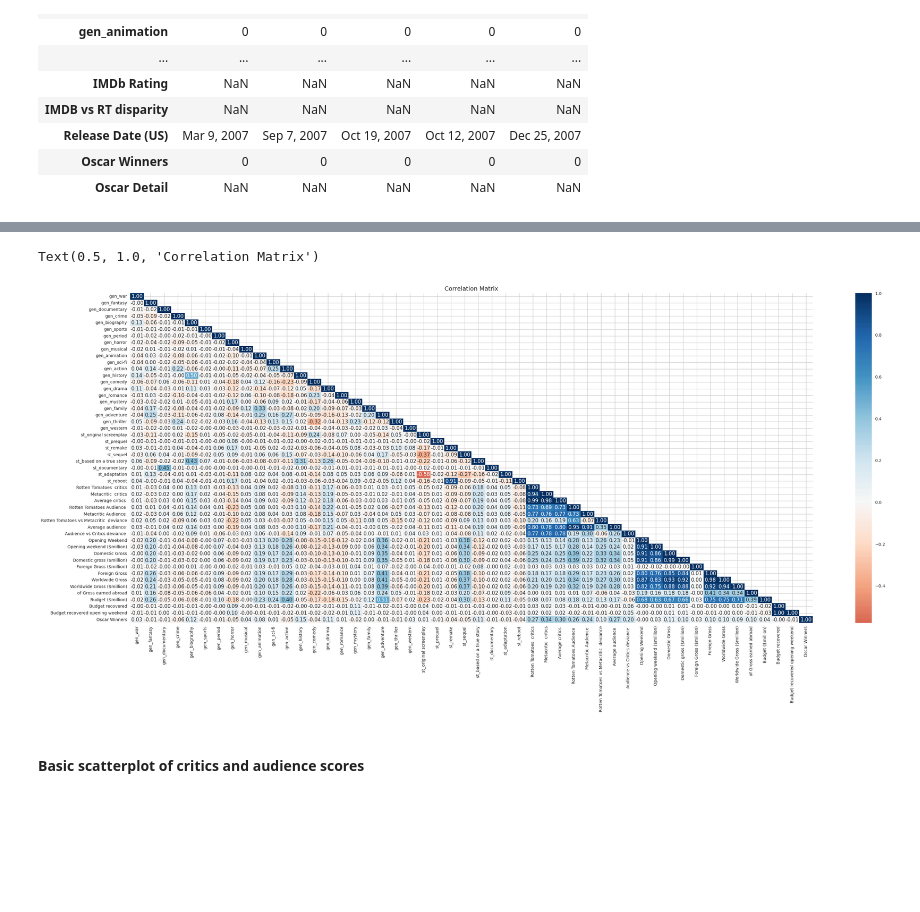
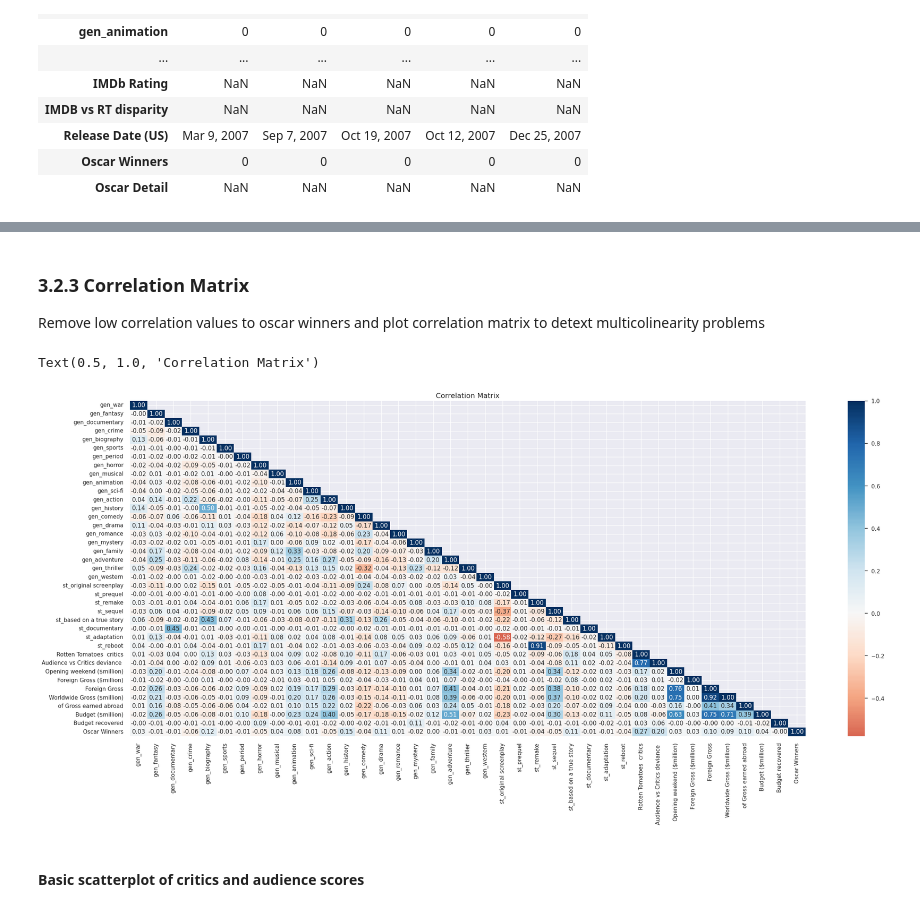
Before and after one commit to AAleksandros/HUA-DIT-Data-mining-project, a Jupyter notebook: project.ipynb, the cells around one changed output, grey strips where cells are left out. Drawn from its saved outputs; the diff is of its cells as text; code cells hidden in the pictures; blank space fills up the shorter version.

```diff
--- a/project.ipynb
+++ b/project.ipynb
@@ -419,0 +496,16 @@ df_cl_corr = df_cl.drop(['Film', 'Year','Distributor', 'IMDb Rating', 'IMDB vs R
+# %%
+# df_cl_corr_reduced = df_cl_corr.drop(['Metacritic Audience ', 'Metacritic  critics', 'Audience vs Critics deviance ', 'Domestic Gross', ' Budget recovered opening weekend', 'Worldwide Gross ($million)','Foreign Gross'], axis=1)
+# the independent variables set
+df_cl_corr_reduced = df_cl_corr.drop(['Rotten Tomatoes vs Metacritic  deviance', 'Metacritic Audience ', 'Worldwide Gross', ' Budget recovered opening weekend', 'Rotten Tomatoes Audience ', 'Domestic Gross', 'Metacritic  critics', 'Opening Weekend', 'Domestic gross ($million)'], axis=1)
+X = df_cl_corr_reduced
+
+# VIF dataframe
+vif_data = pd.DataFrame()
+vif_data["feature"] = X.columns
+
+# calculating VIF for each feature
+vif_data["VIF"] = [variance_inflation_factor(X.values, i) for i in range(len(X.columns))]
+vif_data["VIF"] = vif_data["VIF"].round(2)
+vif_data = vif_data.sort_values(by='VIF', ascending=False)
+
+vif_data
@@ -420,21 +530,22 @@ df_cl_corr = df_cl.drop(['Film', 'Year','Distributor', 'IMDb Rating', 'IMDB vs R
+# %% [markdown]
+### 3.2.3 Correlation Matrix
+Remove low correlation values to oscar winners and plot correlation matrix to detext multicolinearity problems
 # %%
-# Reset background style
+# Plot correlation matrix
+# df_cl_corr_less = df_cl_corr[['Metacritic  critics', 'Rotten Tomatoes  critics','Rotten Tomatoes Audience ','Metacritic Audience ', 'Oscar Winners']]
+df_cl_corr_less =df_cl_corr_reduced
+corr_mat = df_cl_corr_less.corr()
 
-
-corr = df_cl_corr.corr()
-
-mask = np.zeros_like(corr)
+mask = np.zeros_like(corr_mat)
 mask[np.triu_indices_from(mask, k=1)] = True
 
-# Plot the heatmap
-# sns.set()
-sns.set_style('whitegrid')
-plt.figure(figsize=(36, 14))
-sns.heatmap(corr, mask=mask, cmap=colormaps['RdBu'], annot=True, center=0, fmt='.2f')
+sns.set_theme()
+plt.figure(figsize=(30, 12))
+sns.heatmap(corr_mat, mask=mask, cmap=colormaps['RdBu'], annot=True, center=0, fmt='.2f')
 plt.title('Correlation Matrix', fontsize=14)
 # %% [output]
 Text(0.5, 1.0, 'Correlation Matrix')
-[figure, old version]
+[figure, new version]
 # %% [markdown]
 #### Basic scatterplot of critics and audience scores
 # %%
```
Also changed, not shown: parts of 12 cells of this notebook.
